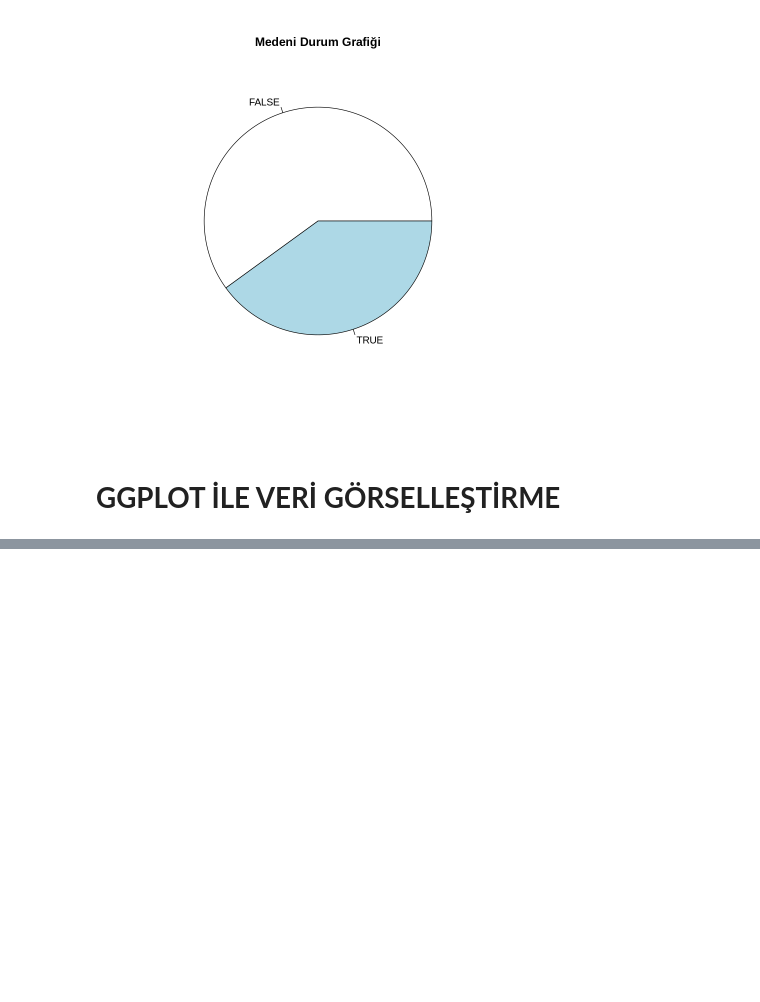
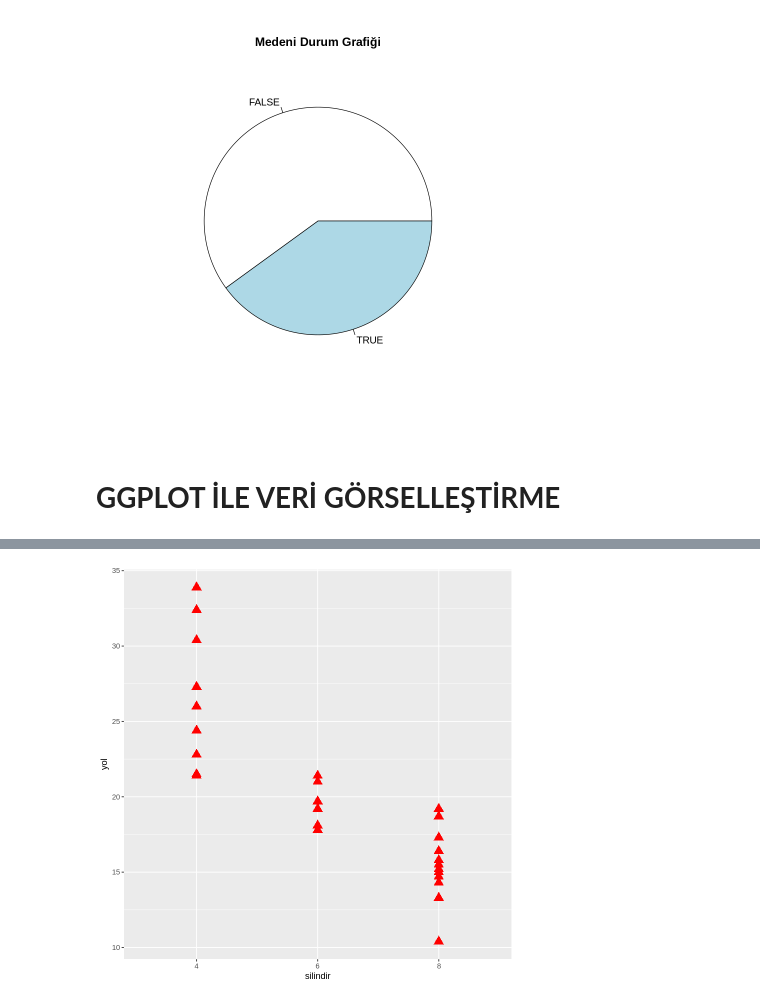
Before and after one commit to azem46/Python_Colab_Handbook, a Jupyter notebook: R_Ders_15_Veri_Görselleştirme_Araçları_ggplot_1.ipynb, the cells around one changed output, grey strips where cells are left out. Cells and saved outputs as stored; diff of their text form; code cells hidden in the pictures; blank space fills up the shorter version.

```diff
--- a/R_Ders_15_Veri_Görselleştirme_Araçları_ggplot_1.ipynb
+++ b/R_Ders_15_Veri_Görselleştirme_Araçları_ggplot_1.ipynb
@@ -119,0 +200,10 @@ pie(table(kadin1$evli_mi),main = "Medeni Durum Grafiği")
+# %%
+grafik2 = ggplot(araba_veri,aes(silindir,yol))+
+geom_point(
+colour="red",#noktaları renklendirdik.
+shape=17,#17 koduyla noktayı üçgene dönüştürdük
+size =4 #üçgen boyutunu ayarladık.
+)
+grafik2
+# %% [output]
+[figure, added]
```
Also changed, not shown: parts of 12 cells of this notebook.
